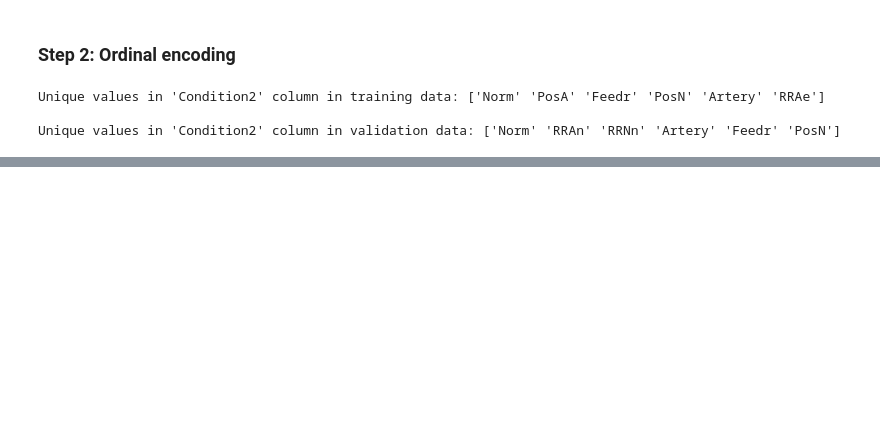
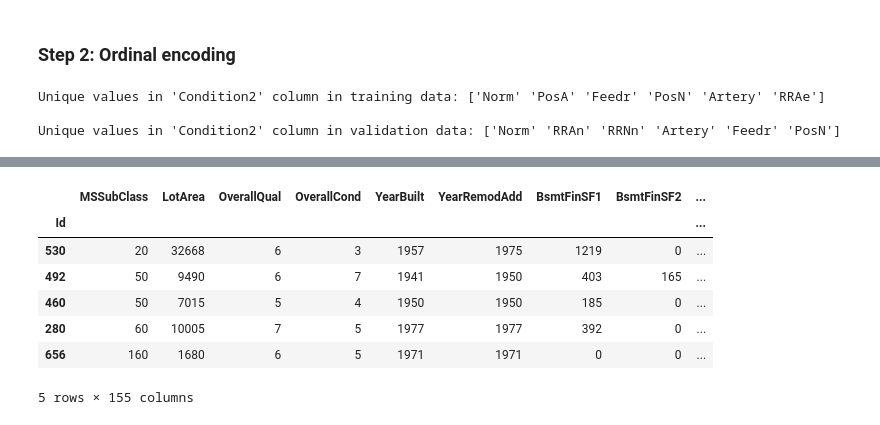
Before and after one commit to nicoambrosis/Housing-Prices-Competition-for-Kaggle-Learn-Users, a Jupyter notebook: 03-Categorical Data.ipynb, the cells around one changed output, grey strips where cells are left out. Saved outputs shown, nothing was run; the diff lists cells and outputs as text; code cells hidden in the pictures; blank space fills up the shorter version.

```diff
--- a/03-Categorical Data.ipynb
+++ b/03-Categorical Data.ipynb
@@ -124,0 +348,11 @@ Unique values in 'Condition2' column in validation data: ['Norm' 'RRAn' 'RRNn' '
+# %%
+OH_X_valid.head()
+# %% [output]
+|  | MSSubClass | LotArea | OverallQual | OverallCond | YearBuilt | YearRemodAdd | BsmtFinSF1 | BsmtFinSF2 | ... |
+| Id |  |  |  |  |  |  |  |  | ... |
+| 530 | 20 | 32668 | 6 | 3 | 1957 | 1975 | 1219 | 0 | ... |
+| 492 | 50 | 9490 | 6 | 7 | 1941 | 1950 | 403 | 165 | ... |
+| 460 | 50 | 7015 | 5 | 4 | 1950 | 1950 | 185 | 0 | ... |
+| 280 | 60 | 10005 | 7 | 5 | 1977 | 1977 | 392 | 0 | ... |
+| 656 | 160 | 1680 | 6 | 5 | 1971 | 1971 | 0 | 0 | ... |
+5 rows × 155 columns
```
Also changed, not shown: parts of 36 cells of this notebook.
